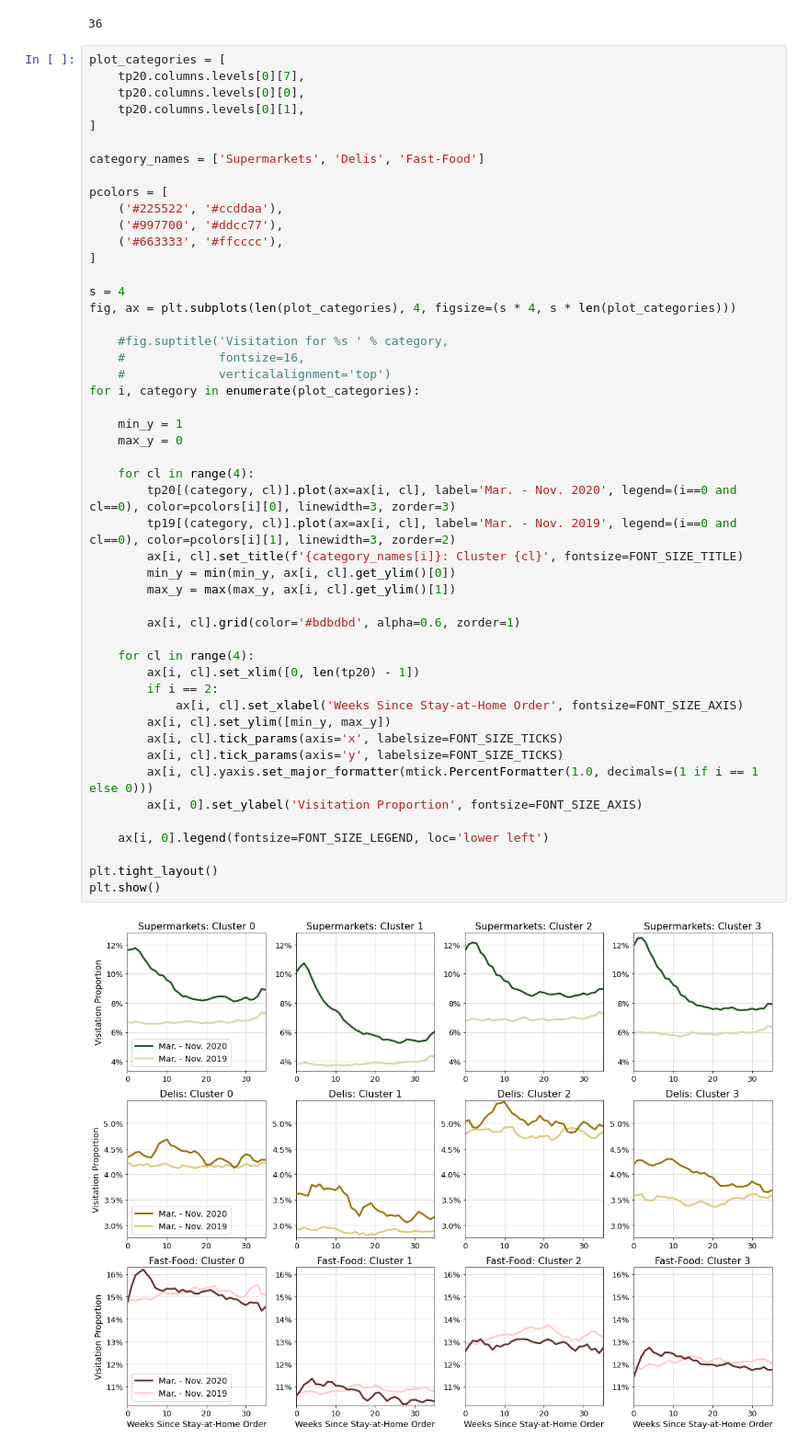
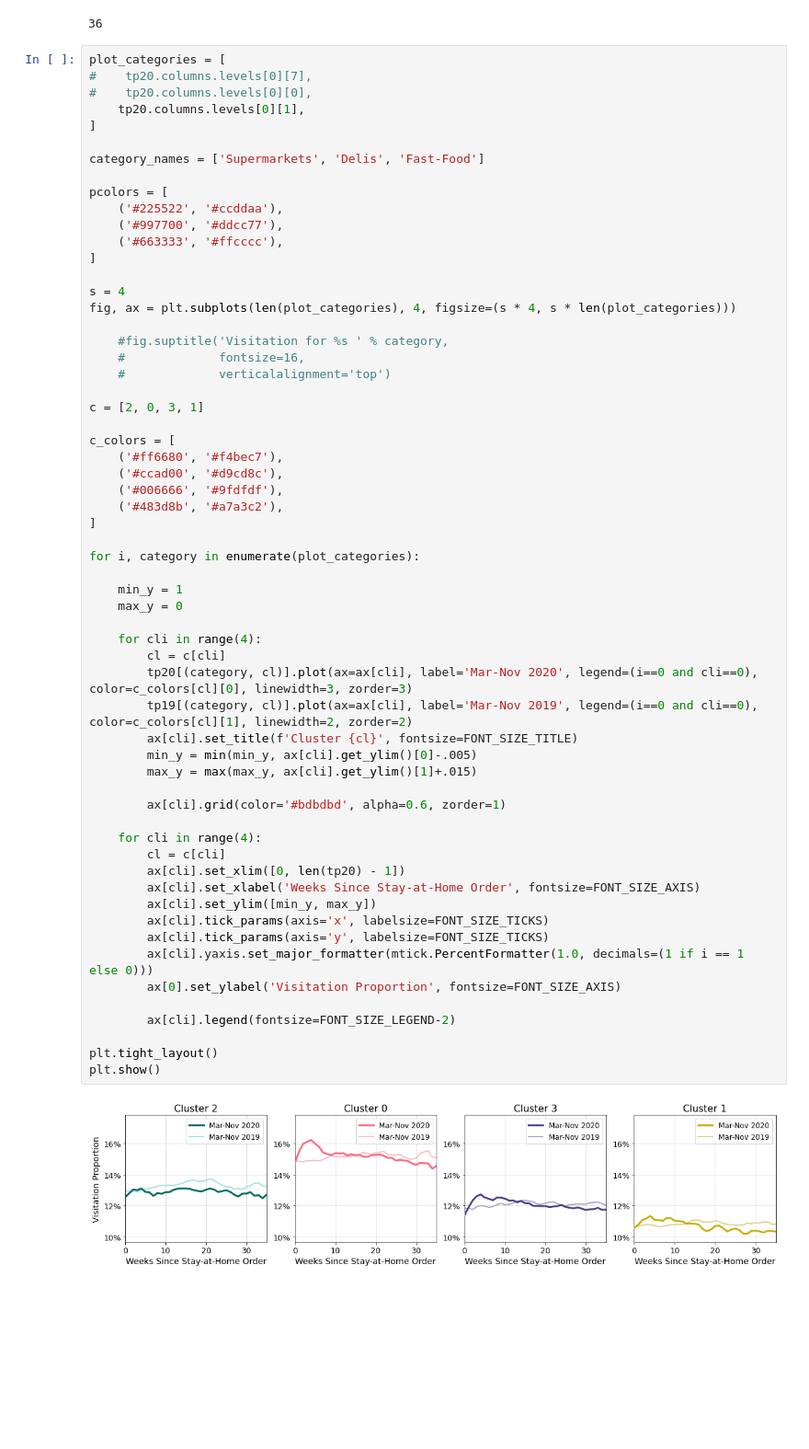
Before and after one commit to cpcarey/nyu-cusp-food-access, a Jupyter notebook: notebooks/cc0105_modified_mobility_patterns_with_cluster.ipynb, the cells around one changed output. Shown at 92% size. Saved outputs shown, nothing was run; the diff lists cells and outputs as text; blank space fills up the shorter version.

```diff
--- a/notebooks/cc0105_modified_mobility_patterns_with_cluster.ipynb
+++ b/notebooks/cc0105_modified_mobility_patterns_with_cluster.ipynb
@@ -308,55 +308,66 @@ peek(tp20)
 36
 # %%
 plot_categories = [
-    tp20.columns.levels[0][7],
-    tp20.columns.levels[0][0],
+#    tp20.columns.levels[0][7],
+#    tp20.columns.levels[0][0],
     tp20.columns.levels[0][1],
 ]
 
 category_names = ['Supermarkets', 'Delis', 'Fast-Food']
 
 pcolors = [
     ('#225522', '#ccddaa'),
     ('#997700', '#ddcc77'),
     ('#663333', '#ffcccc'),
 ]
 
 s = 4
 fig, ax = plt.subplots(len(plot_categories), 4, figsize=(s * 4, s * len(plot_categories)))
 
     #fig.suptitle('Visitation for %s ' % category,
     #             fontsize=16,
     #             verticalalignment='top')
+
+c = [2, 0, 3, 1]
+
+c_colors = [
+    ('#ff6680', '#f4bec7'),
+    ('#ccad00', '#d9cd8c'),
+    ('#006666', '#9fdfdf'),
+    ('#483d8b', '#a7a3c2'),
+]
+
 for i, category in enumerate(plot_categories):
 
     min_y = 1
     max_y = 0
 
-    for cl in range(4):
-        tp20[(category, cl)].plot(ax=ax[i, cl], label='Mar. - Nov. 2020', legend=(i==0 and cl==0), color=pcolors[i][0], linewidth=3, zorder=3)
-        tp19[(category, cl)].plot(ax=ax[i, cl], label='Mar. - Nov. 2019', legend=(i==0 and cl==0), color=pcolors[i][1], linewidth=3, zorder=2)
-        ax[i, cl].set_title(f'{category_names[i]}: Cluster {cl}', fontsize=FONT_SIZE_TITLE)
-        min_y = min(min_y, ax[i, cl].get_ylim()[0])
-        max_y = max(max_y, ax[i, cl].get_ylim()[1])
+    for cli in range(4):
+        cl = c[cli]
+        tp20[(category, cl)].plot(ax=ax[cli], label='Mar-Nov 2020', legend=(i==0 and cli==0), color=c_colors[cl][0], linewidth=3, zorder=3)
+        tp19[(category, cl)].plot(ax=ax[cli], label='Mar-Nov 2019', legend=(i==0 and cli==0), color=c_colors[cl][1], linewidth=2, zorder=2)
+        ax[cli].set_title(f'Cluster {cl}', fontsize=FONT_SIZE_TITLE)
+        min_y = min(min_y, ax[cli].get_ylim()[0]-.005)
+        max_y = max(max_y, ax[cli].get_ylim()[1]+.015)
 
-        ax[i, cl].grid(color='#bdbdbd', alpha=0.6, zorder=1)
+        ax[cli].grid(color='#bdbdbd', alpha=0.6, zorder=1)
 
-    for cl in range(4):
-        ax[i, cl].set_xlim([0, len(tp20) - 1])
-        if i == 2:
-            ax[i, cl].set_xlabel('Weeks Since Stay-at-Home Order', fontsize=FONT_SIZE_AXIS)
-        ax[i, cl].set_ylim([min_y, max_y])
-        ax[i, cl].tick_params(axis='x', labelsize=FONT_SIZE_TICKS)
-        ax[i, cl].tick_params(axis='y', labelsize=FONT_SIZE_TICKS)
-        ax[i, cl].yaxis.set_major_formatter(mtick.PercentFormatter(1.0, decimals=(1 if i == 1 else 0)))
-        ax[i, 0].set_ylabel('Visitation Proportion', fontsize=FONT_SIZE_AXIS)
+    for cli in range(4):
+        cl = c[cli]
+        ax[cli].set_xlim([0, len(tp20) - 1])
+        ax[cli].set_xlabel('Weeks Since Stay-at-Home Order', fontsize=FONT_SIZE_AXIS)
+        ax[cli].set_ylim([min_y, max_y])
+        ax[cli].tick_params(axis='x', labelsize=FONT_SIZE_TICKS)
+        ax[cli].tick_params(axis='y', labelsize=FONT_SIZE_TICKS)
+        ax[cli].yaxis.set_major_formatter(mtick.PercentFormatter(1.0, decimals=(1 if i == 1 else 0)))
+        ax[0].set_ylabel('Visitation Proportion', fontsize=FONT_SIZE_AXIS)
 
-    ax[i, 0].legend(fontsize=FONT_SIZE_LEGEND, loc='lower left')
+        ax[cli].legend(fontsize=FONT_SIZE_LEGEND-2)
 
 plt.tight_layout()
 plt.show()
 # %% [output]
-[figure, old version]
+[figure, new version]
 # %%
 # get category % of each cluser each day
 tp20pct = tp20.copy()
```
Also changed, not shown: parts of 4 cells of this notebook, 3 other files.
